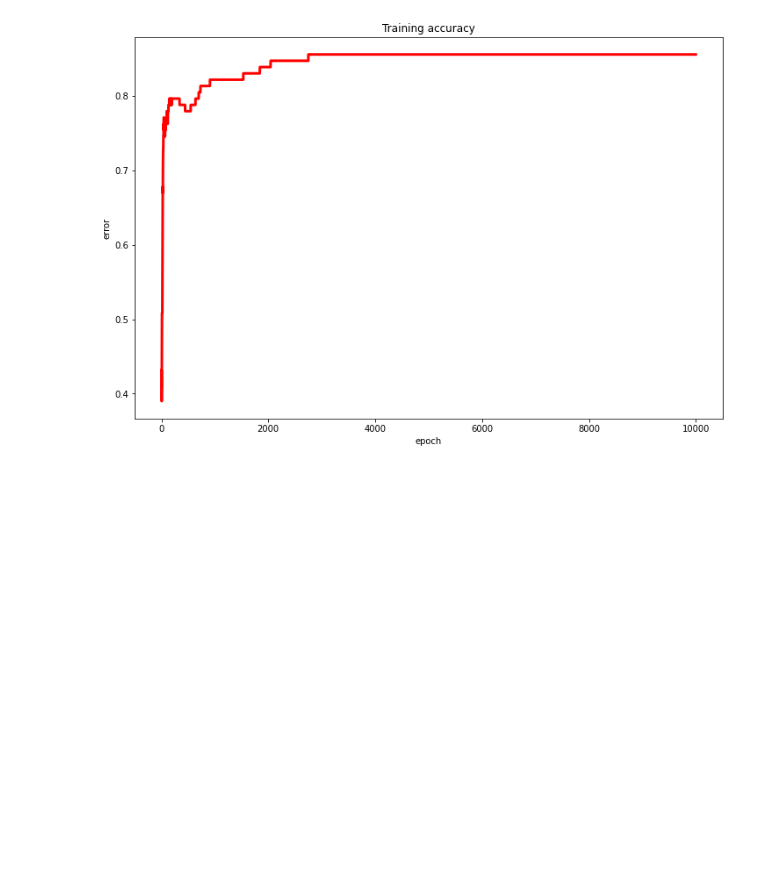
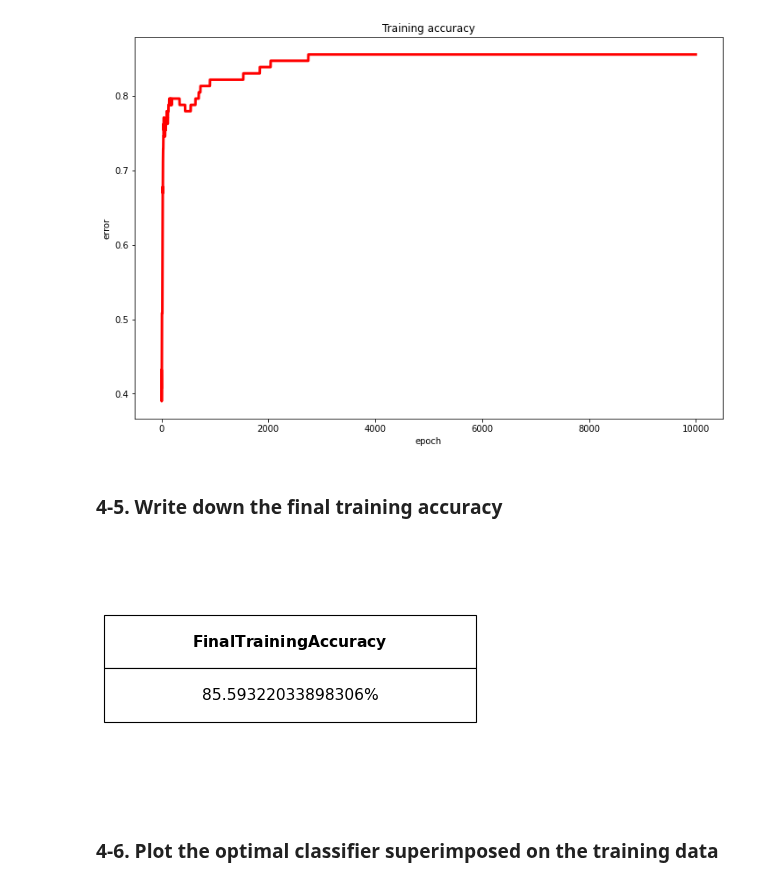
Before and after one commit to ihooni/class-MachineLearning, a Jupyter notebook: 06/assignment-06.ipynb, the cells around one changed output. Cells and saved outputs as stored; diff of their text form; code cells hidden in the pictures; blank space fills up the shorter version.

Commit message:
chore: write down the final training accuracy

```diff
--- a/06/assignment-06.ipynb
+++ b/06/assignment-06.ipynb
@@ -115,3 +116,21 @@ plt.ylabel('error')
 plt.show()
 # %% [output]
 [figure]
+# %% [markdown]
+### 4-5. Write down the final training accuracy
+# %%
+fig = plt.figure(dpi=80)
+ax = fig.add_subplot(1,1,1)
+table_data=[
+    ["$\\bf{Final Training Accuracy}$"],
+    [f'{history["train_acc"][-1] * 100}%'],
+]
+table = ax.table(cellText=table_data, loc='center', cellLoc='center')
+table.set_fontsize(14)
+table.scale(1, 4)
+ax.axis('off')
+plt.show()
+# %% [output]
+[figure, added]
+# %% [markdown]
+### 4-6. Plot the optimal classifier superimposed on the training data
```
Also changed, not shown: parts of 1 cell of this notebook.
